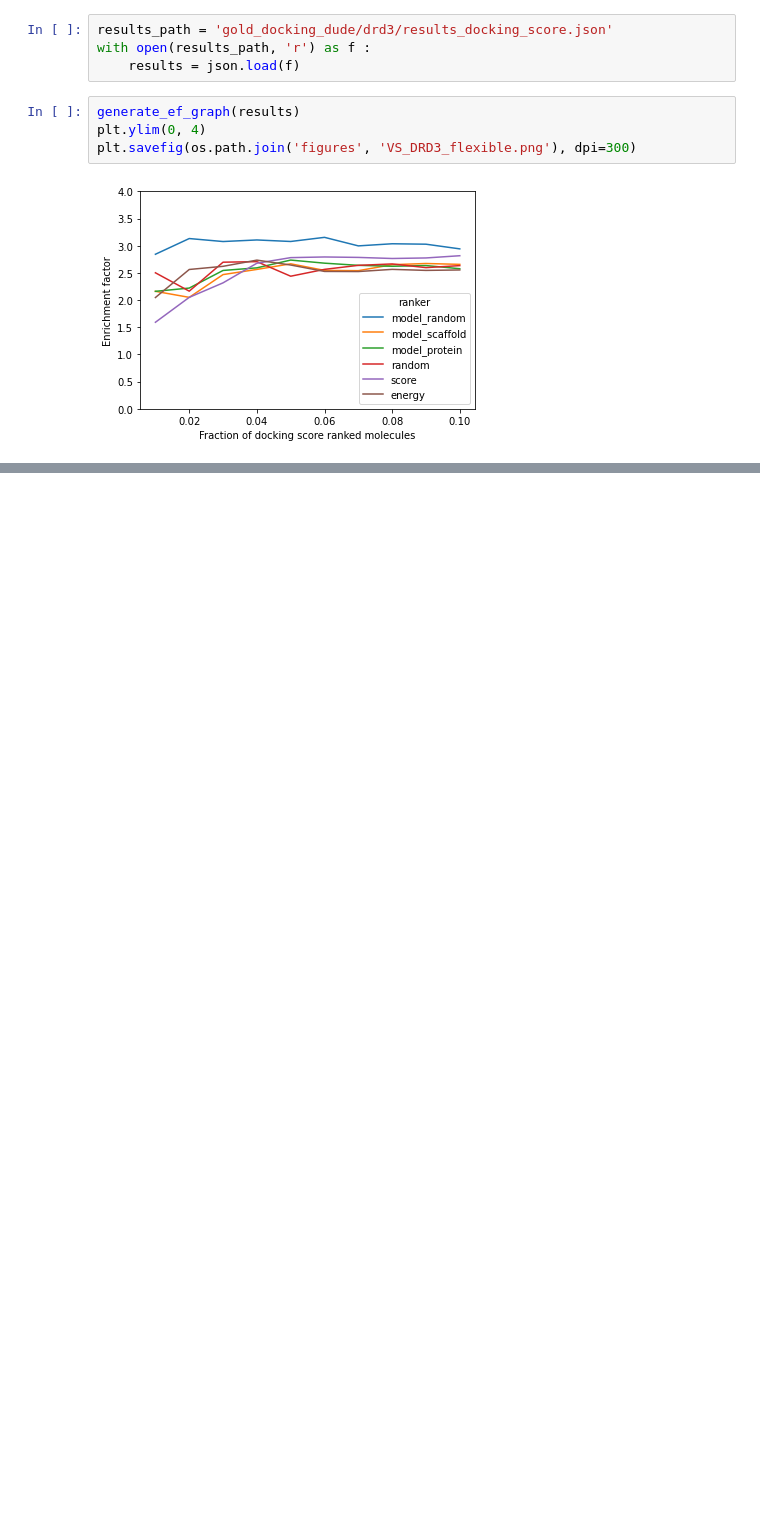
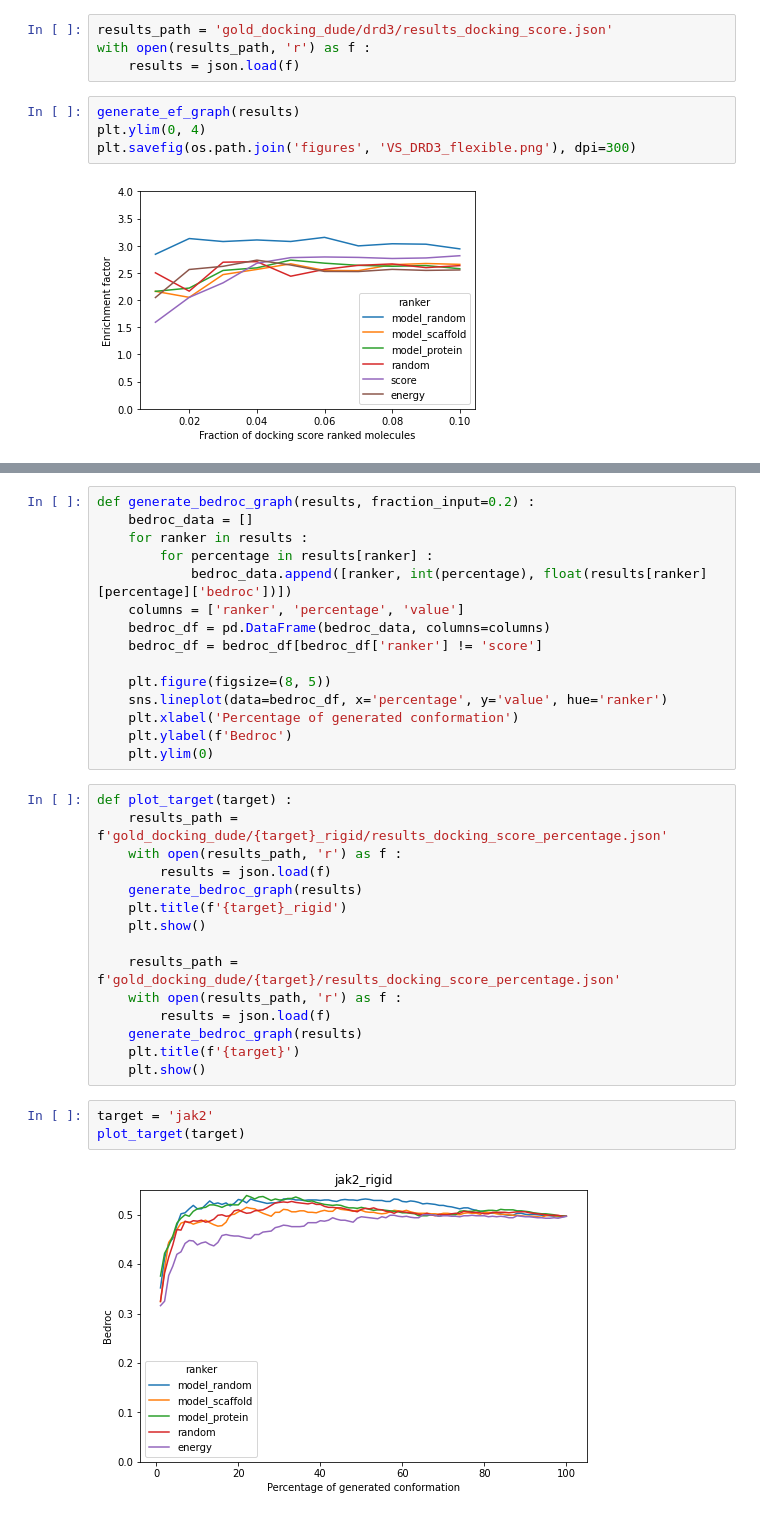
Before and after one commit to bbaillif/bioactive_conformation_predictor, a Jupyter notebook: analyze_dude_docking_ef_results.ipynb, the cells around one changed output, grey strips where cells are left out. Drawn from its saved outputs; the diff is of its cells as text; blank space fills up the shorter version.

```diff
--- a/analyze_dude_docking_ef_results.ipynb
+++ b/analyze_dude_docking_ef_results.ipynb
@@ -121,0 +170,35 @@ generate_ef_graph(results)
+# %%
+def generate_bedroc_graph(results, fraction_input=0.2) :
+    bedroc_data = []
+    for ranker in results :
+        for percentage in results[ranker] :
+            bedroc_data.append([ranker, int(percentage), float(results[ranker][percentage]['bedroc'])])
+    columns = ['ranker', 'percentage', 'value']
+    bedroc_df = pd.DataFrame(bedroc_data, columns=columns)
+    bedroc_df = bedroc_df[bedroc_df['ranker'] != 'score']
+
+    plt.figure(figsize=(8, 5))
+    sns.lineplot(data=bedroc_df, x='percentage', y='value', hue='ranker')
+    plt.xlabel('Percentage of generated conformation')
+    plt.ylabel(f'Bedroc')
+    plt.ylim(0)
+# %%
+def plot_target(target) :
+    results_path = f'gold_docking_dude/{target}_rigid/results_docking_score_percentage.json'
+    with open(results_path, 'r') as f :
+        results = json.load(f)
+    generate_bedroc_graph(results)
+    plt.title(f'{target}_rigid')
+    plt.show()
+
+    results_path = f'gold_docking_dude/{target}/results_docking_score_percentage.json'
+    with open(results_path, 'r') as f :
+        results = json.load(f)
+    generate_bedroc_graph(results)
+    plt.title(f'{target}')
+    plt.show()
+# %%
+target = 'jak2'
+plot_target(target)
+# %% [output]
+[figure, added]
```
Also changed, not shown: parts of 14 cells of this notebook, 9 other files.
